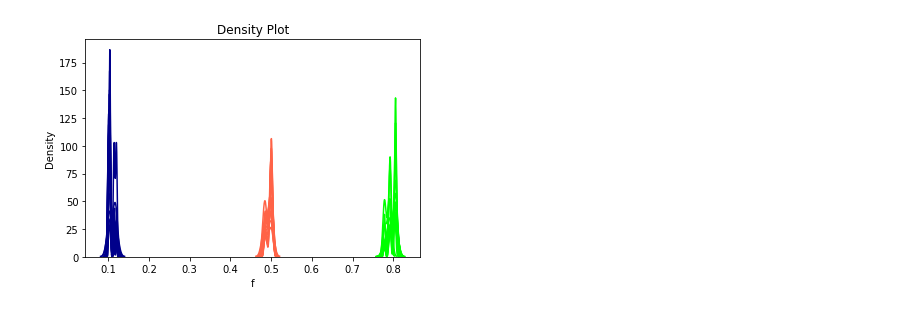
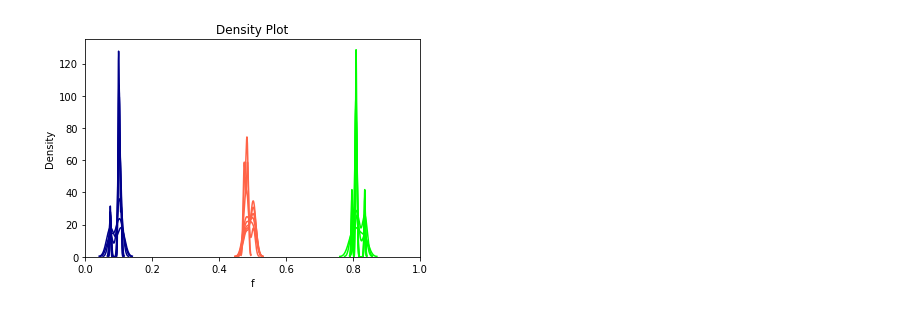
Before and after one commit to ricardotetti/pattern_recognition_and_analisys, a Jupyter notebook: proj_1/Projeto1a.ipynb, the cells around one changed output. Cells and saved outputs as stored; diff of their text form; code cells hidden in the pictures.

```diff
--- a/proj_1/Projeto1a.ipynb
+++ b/proj_1/Projeto1a.ipynb
@@ -87,33 +87,36 @@ plt.show()
 # %%
 def freq(automato, symbol):
     automato = np.array(automato)
     c = 0
     for i in automato:
         if i==symbol:
             c +=1
     return c/len(automato)
 
 freq_fig6a = []
 freq_fig6b = []
 freq_fig6c = []
-
-for i in range(200,2000,100):
-    freq_fig6a.append(freq(fig6a.deterministic(i),1))
-    freq_fig6b.append(freq(fig6b.deterministic(i),1))
-    freq_fig6c.append(freq(fig6c.deterministic(i),1))
+k = fig6a.deterministic(2000)
+p = fig6b.deterministic(2000)
+t = fig6c.deterministic(2000)
+for i in range(200,2000,200):
+    freq_fig6a.append(freq(k[:i],1))
+    freq_fig6b.append(freq(p[:i],1))
+    freq_fig6c.append(freq(t[:i],1))
     sns.distplot(freq_fig6a, hist = False, kde = True, color = 'darkblue')
     sns.distplot(freq_fig6b, hist = False, kde = True, color = 'lime')
     sns.distplot(freq_fig6c, hist = False, kde = True, color = 'tomato')
 
 plt.title('Density Plot')
 plt.xlabel('f')
+plt.xlim(0,1)
 plt.ylabel('Density')
 plt.show()
 
 #fim = time.time()
 #print(fim-inicio)
 # %% [output]
-[figure, old version]
+[figure, new version]
 # %%
 #media = np.mean(hl)
 #desvio = np.std(hl)
```
Also changed, not shown: parts of 3 cells of this notebook.
